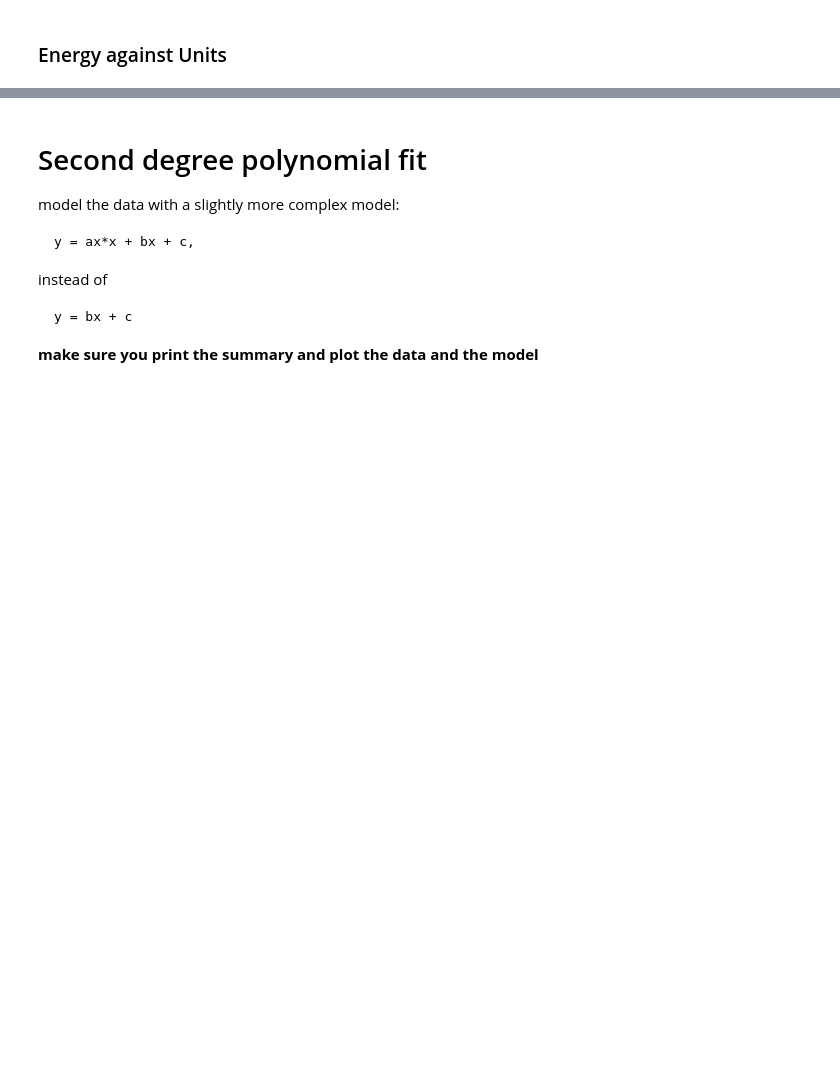
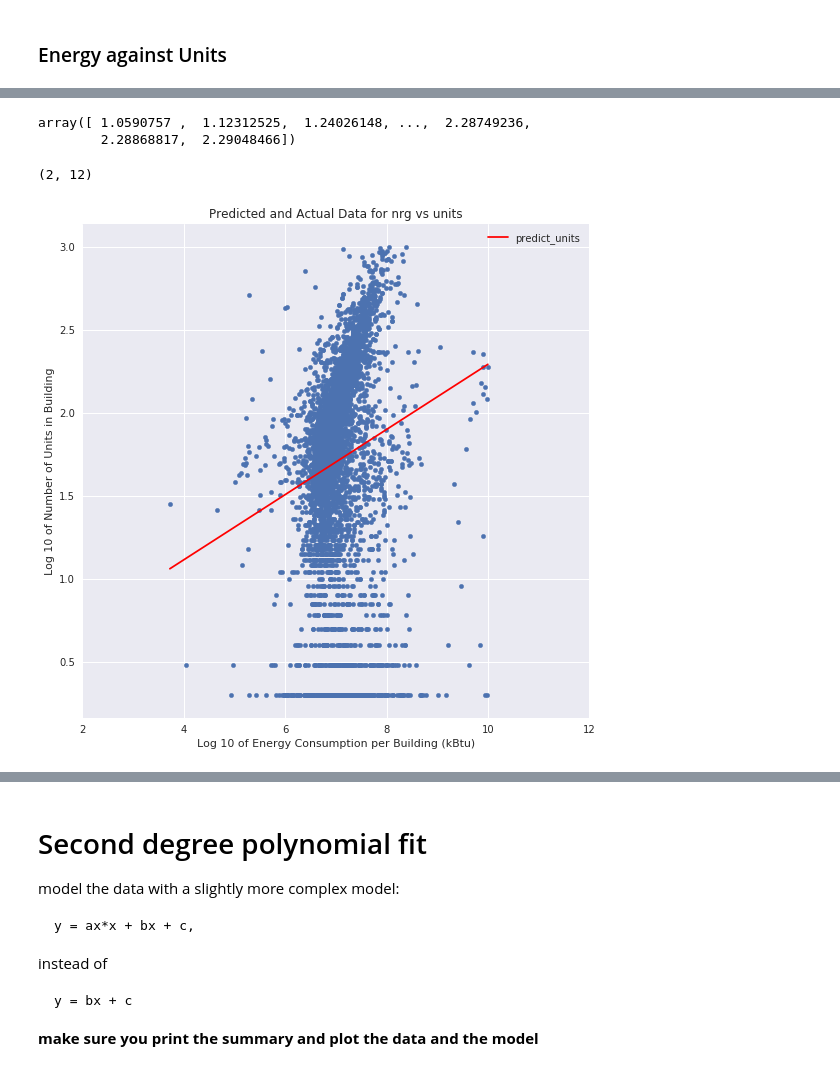
Before and after one commit to samjfalk/PUI2018_sjf374, a Jupyter notebook: HW10_sjf374/HW10_2_sjf374.ipynb, the cells around one changed output, grey strips where cells are left out. Cells and saved outputs as stored; diff of their text form; code cells hidden in the pictures; blank space fills up the shorter version.

```diff
--- a/HW10_sjf374/HW10_2_sjf374.ipynb
+++ b/HW10_sjf374/HW10_2_sjf374.ipynb
@@ -702,0 +787,3 @@ However, indulge me and try both models: models (nrg vs units total & units tota
+# %%
+bblnrgdata.sort_values(by='lognrg', inplace=True)
+bblnrgdata.reset_index(drop=True, inplace=True)
@@ -702,0 +799,3 @@ However, indulge me and try both models: models (nrg vs units total & units tota
+# %%
+fitols_nrg = smf.ols(formula='logunits ~ lognrg', data=bblnrgdata).fit()
+fitols_nrg.summary()
@@ -702,0 +820,20 @@ However, indulge me and try both models: models (nrg vs units total & units tota
+# %%
+fitols_nrg.predict(bblnrgdata)
+# %% [output]
+array([ 1.0590757 ,  1.12312525,  1.24026148, ...,  2.28749236,
+        2.28868817,  2.29048466])
+# %%
+bblnrgdata['predict_units'] = fitols_nrg.predict(bblnrgdata)
+# %%
+fig = pl.figure(figsize=(20,20))
+ax1 = fig.add_subplot(221)
+
+bblnrgdata.plot(kind='scatter', y='logunits', x='lognrg', ax=ax1)
+bblnrgdata.plot(x='lognrg', y='predict_units', c='r', ax=ax1)
+pl.title('Predicted and Actual Data for nrg vs units')
+pl.xlabel('Log 10 of Energy Consumption per Building (kBtu)')
+pl.ylabel('Log 10 of Number of Units in Building')
+pl.xlim(2,12)
+# %% [output]
+(2, 12)
+[figure, added]
```
Also changed, not shown: parts of 54 cells of this notebook.
